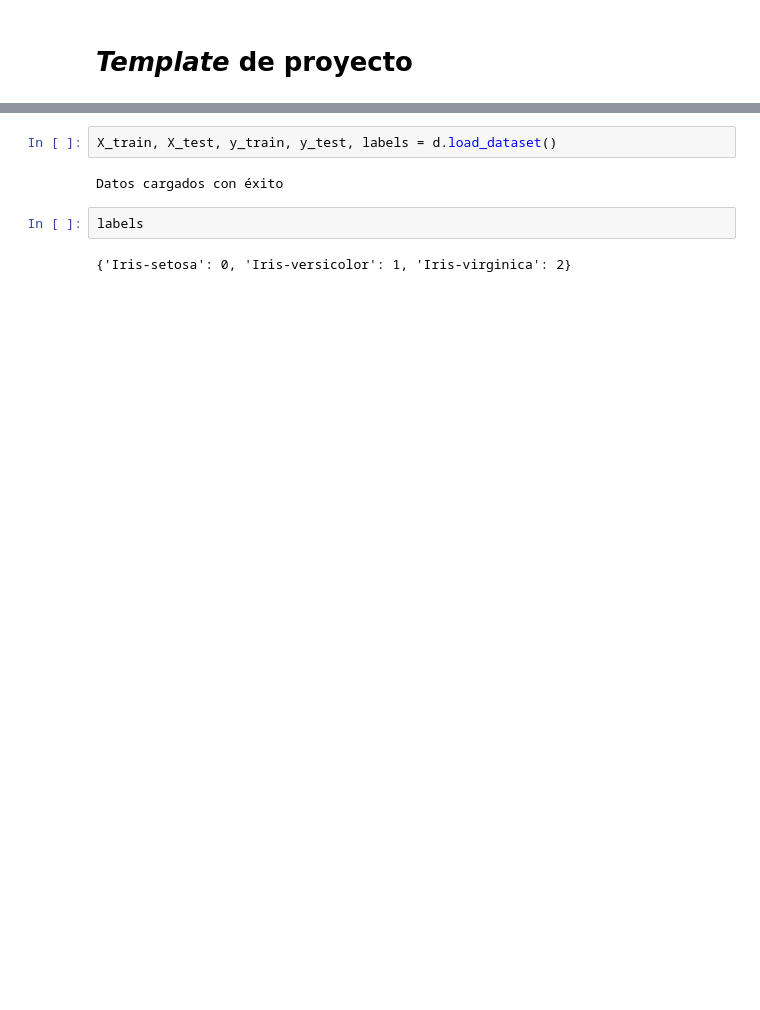
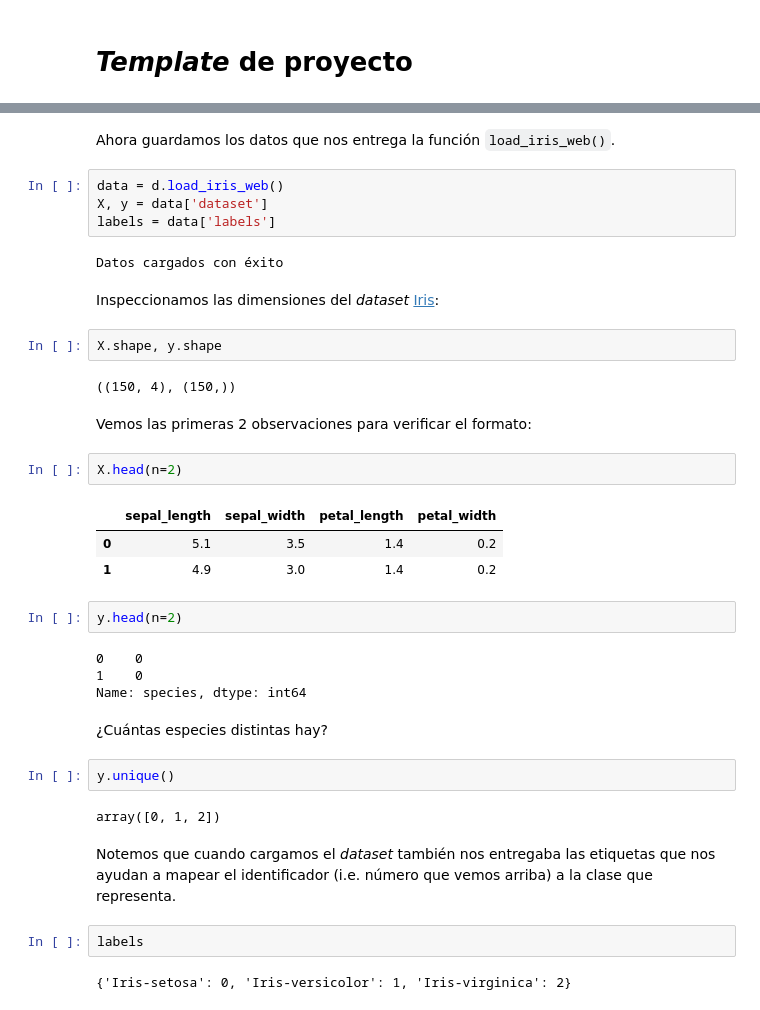
Before and after one commit to RicardoFloresH/data_analysis_utem, a Jupyter notebook: demo/template/template.ipynb, the cells around one changed output, grey strips where cells are left out. Drawn from its saved outputs; the diff is of its cells as text; blank space fills up the shorter version.

```diff
--- a/demo/template/template.ipynb
+++ b/demo/template/template.ipynb
@@ -47,7 +45,39 @@ Ahora guardamos los datos en las variables `X` e `y` para representar el _input_
-# %%
-X_train, X_test, y_train, y_test, labels = d.load_dataset()
-# %% [output]
-Datos cargados con éxito
+# %% [markdown]
+Ahora guardamos los datos que nos entrega la función `load_iris_web()`.
+# %%
+data = d.load_iris_web()
+X, y = data['dataset']
+labels = data['labels']
+# %% [output]
+Datos cargados con éxito
+# %% [markdown]
+Inspeccionamos las dimensiones del _dataset_ [Iris](https://archive-beta.ics.uci.edu/ml/datasets/iris):
+# %%
+X.shape, y.shape
+# %% [output]
+((150, 4), (150,))
+# %% [markdown]
+Vemos las primeras 2 observaciones para verificar el formato:
+# %%
+X.head(n=2)
+# %% [output]
+|  | sepal_length | sepal_width | petal_length | petal_width |
+| 0 | 5.1 | 3.5 | 1.4 | 0.2 |
+| 1 | 4.9 | 3.0 | 1.4 | 0.2 |
+# %%
+y.head(n=2)
+# %% [output]
+0    0
+1    0
+Name: species, dtype: int64
+# %% [markdown]
+¿Cuántas especies distintas hay?
+# %%
+y.unique()
+# %% [output]
+array([0, 1, 2])
+# %% [markdown]
+Notemos que cuando cargamos el _dataset_ también nos entregaba las etiquetas que nos ayudan a mapear el identificador (i.e. número que vemos arriba) a la clase que representa.
 # %%
 labels
 # %% [output]
```
Also changed, not shown: parts of 31 cells of this notebook, 2 other files.
